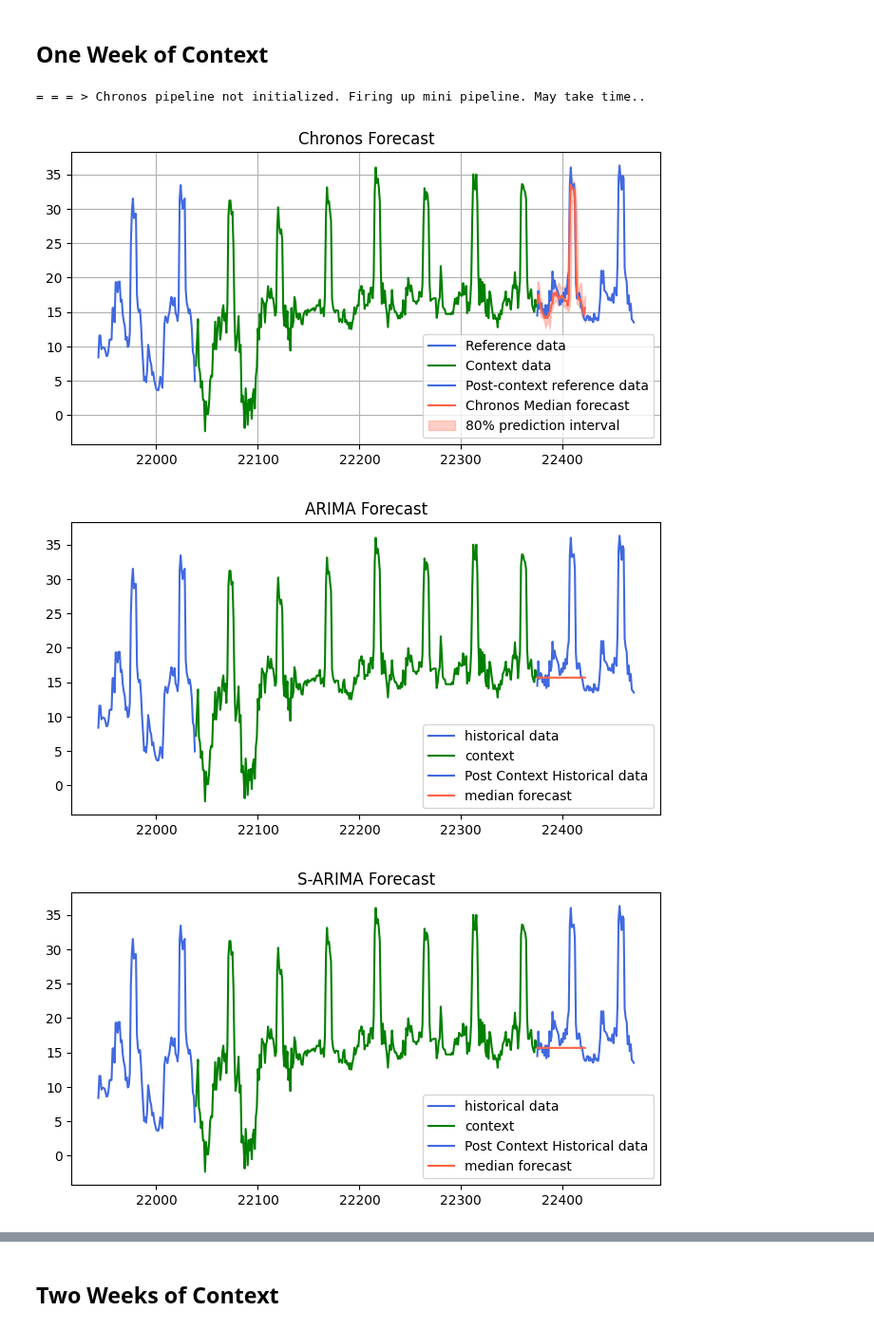
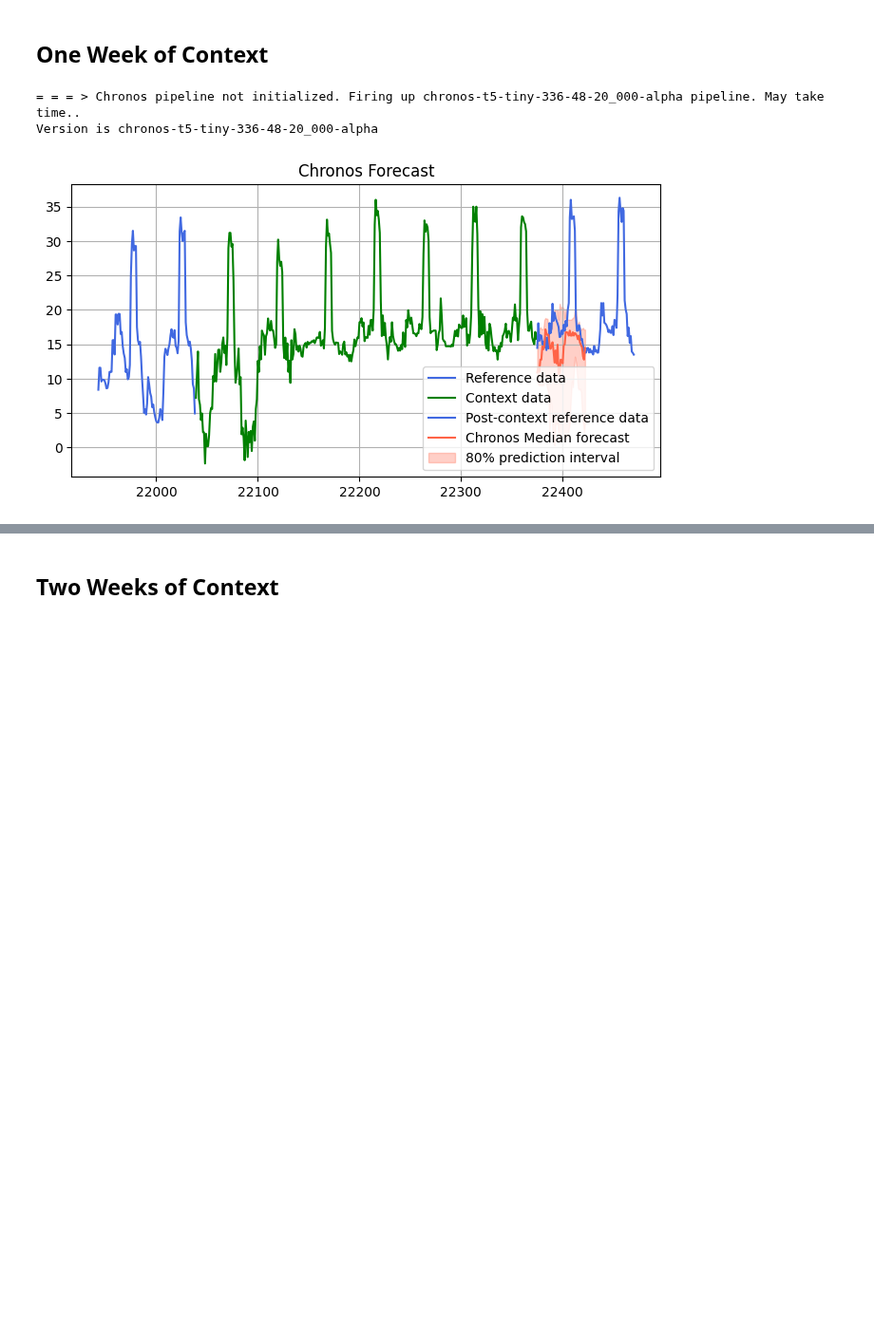
Before and after one commit to williamrodz/llm_for_ts_electricity_prices_forecasting, a Jupyter notebook: half_hourly_prices_forecasting.ipynb, the cells around one changed output, grey strips where cells are left out. Shown at 95% size. Drawn from its saved outputs; the diff is of its cells as text; code cells hidden in the pictures; blank space fills up the shorter version.

```diff
--- a/half_hourly_prices_forecasting.ipynb
+++ b/half_hourly_prices_forecasting.ipynb
@@ -63,11 +61,10 @@ _ = utils.compare_prediction_methods(half_hourly_prices,data_column, date_column
 # %%
 start_date = '2024-01-01'
 end_date = '2024-01-08'
 prediction_length = 48
-
-_ = utils.compare_prediction_methods(half_hourly_prices,data_column, date_column,start_date,end_date,prediction_length)
+date_column
+_ = utils.compare_prediction_methods(half_hourly_prices,data_column, date_column,start_date,end_date,prediction_length,methods=['chronos-t5-tiny-336-48-20_000-alpha'])
 # %% [output]
-= = = > Chronos pipeline not initialized. Firing up mini pipeline. May take time..
+= = = > Chronos pipeline not initialized. Firing up chronos-t5-tiny-336-48-20_000-alpha pipeline. May take time..
+Version is chronos-t5-tiny-336-48-20_000-alpha
-[figure, old version]
+[figure, new version]
-[figure, removed]
-[figure, removed]
```
Also changed, not shown: parts of 6 cells of this notebook, 4 other files.
